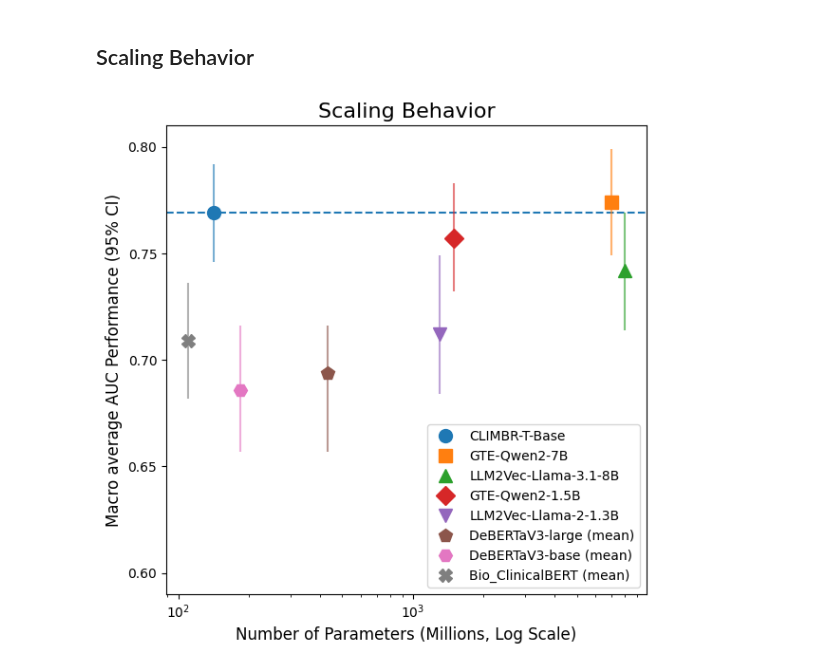
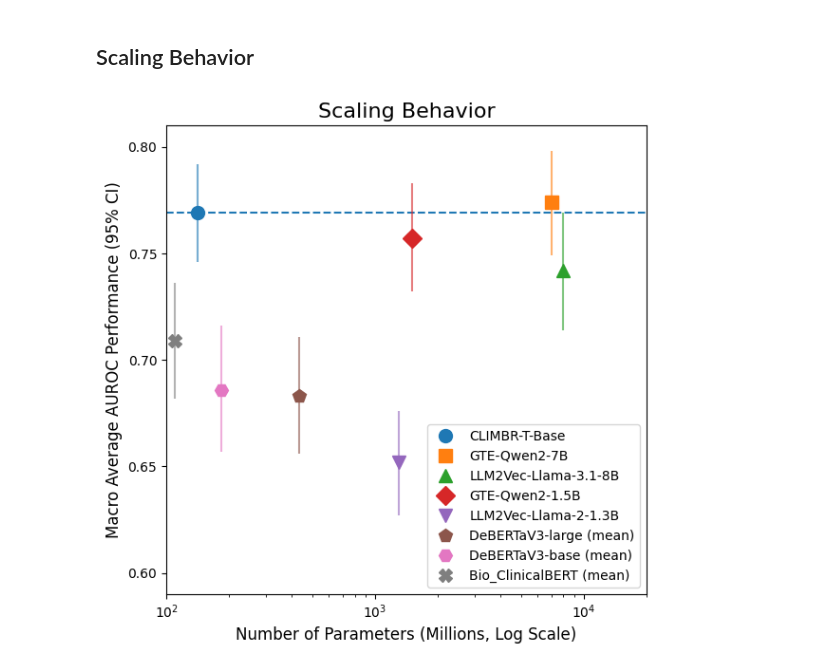
Before and after one commit to som-shahlab/ehrshot-benchmark, a Jupyter notebook: ehrshot/helper/create_plots.ipynb, the cells around one changed output. Saved outputs shown, nothing was run; the diff lists cells and outputs as text; code cells hidden in the pictures.

```diff
--- a/ehrshot/helper/create_plots.ipynb
+++ b/ehrshot/helper/create_plots.ipynb
@@ -73,17 +73,19 @@ plt.show()
 # %%
 # Define the models and their attributes
 
-output_path_scaling = "../EHRSHOT_ASSETS/figures/performance_scaling.png"
+output_path_scaling = "../../EHRSHOT_ASSETS/figures/performance_scaling.png"
 
 models = [
     {"name": "CLIMBR-T-Base", "million_parameters": 141, "performance": (0.746, 0.769, 0.792), "color": "#1F78B4", "marker": "o"},
-    {"name": "GTE-Qwen2-7B", "million_parameters": 7000, "performance": (0.749, 0.774, 0.799), "color": "#FF7F10", "marker": "s"},
+    {"name": "GTE-Qwen2-7B", "million_parameters": 7000, "performance": (0.749, 0.774, 0.798), "color": "#FF7F10", "marker": "s"},
     {"name": "LLM2Vec-Llama-3.1-8B", "million_parameters": 8000, "performance": (0.714, 0.742, 0.769), "color": "#2CA02C", "marker": "^"},
     {"name": "GTE-Qwen2-1.5B", "million_parameters": 1500, "performance": (0.732, 0.757, 0.783), "color": "#D62728", "marker": "D"},
-    {"name": "LLM2Vec-Llama-2-1.3B", "million_parameters": 1300, "performance": (0.684, 0.712, 0.749), "color": "#9467BD", "marker": "v"},
-    {"name": "DeBERTaV3-large (mean)", "million_parameters": 434, "performance": (0.657, 0.694, 0.716), "color": "#8C564B", "marker": "p"},
+    {"name": "LLM2Vec-Llama-2-1.3B", "million_parameters": 1300, "performance": (0.627, 0.652, 0.676), "color": "#9467BD", "marker": "v"},
+    {"name": "DeBERTaV3-large (mean)", "million_parameters": 434, "performance": (0.656, 0.683, 0.711), "color": "#8C564B", "marker": "p"},
+    # {"name": "BERT-large (mean)", "million_parameters": 340, "performance": (0.662, 0.690, 0.718), "color": "#E377C2", "marker": "P"},
     {"name": "DeBERTaV3-base (mean)", "million_parameters": 183, "performance": (0.657, 0.686, 0.716), "color": "#E377C2", "marker": "H"},
-    {"name": "Bio_ClinicalBERT (mean)", "million_parameters": 110, "performance": (0.682, 0.709, 0.736), "color": "#7F7F7F", "marker": "X"}
+    # {"name": "BERT-base (mean)", "million_parameters": 110, "performance": (0.665, 0.694, 0.722), "color": "#7F7F7F", "marker": "X"},
+    {"name": "Bio_ClinicalBERT (mean)", "million_parameters": 110, "performance": (0.682, 0.709, 0.736), "color": "#7F7F7F", "marker": "X"},
 ]
 # %%
 import matplotlib.pyplot as plt
@@ -95,37 +97,38 @@ fig, ax = plt.subplots(figsize=(6, 6))
 # Title and axis labels
 ax.set_title("Scaling Behavior", fontsize=16)
 ax.set_xlabel("Number of Parameters (Millions, Log Scale)", fontsize=12)
-ax.set_ylabel("Macro average AUC Performance (95% CI)", fontsize=12)
+ax.set_ylabel("Macro Average AUROC Performance (95% CI)", fontsize=12)
 
 # Set x and y scales and ticks
 ax.set_xscale("log")
+ax.set_xlim(100, 20000)
 ax.set_ylim(0.59, 0.81)
 ax.set_yticks(np.arange(0.60, 0.80, 0.05))
 
 # Add a horizontal line at the performance of CLIMBR-T-Base
 climbr_mean_performance = models[0]["performance"][1]
 ax.axhline(y=climbr_mean_performance, color=models[0]["color"], linestyle='--', linewidth=1.5)
 
 # Plot data points with confidence intervals
 for model in models:
     x = model["million_parameters"]
     mean = model["performance"][1]
     lower = model["performance"][0]
     upper = model["performance"][2]
     color = model["color"]
     marker = model["marker"]
 
     ax.plot(x, mean, marker=marker, label=model["name"], color=color, linestyle='None', markersize=10)  # Larger symbols
     ax.vlines(x, lower, upper, color=color, alpha=0.6)
 
 # Add legend
 ax.legend(loc="lower right", fontsize=10)
 
 # Adjust layout for better spacing
 plt.tight_layout()
 
 # Save or display the plot
 plt.savefig(output_path_scaling, dpi=300)  # Save with high DPI
 plt.show()
 # %% [output]
-[figure, old version]
+[figure, new version]
```
Also changed, not shown: parts of 2 cells of this notebook, 1 other file.
